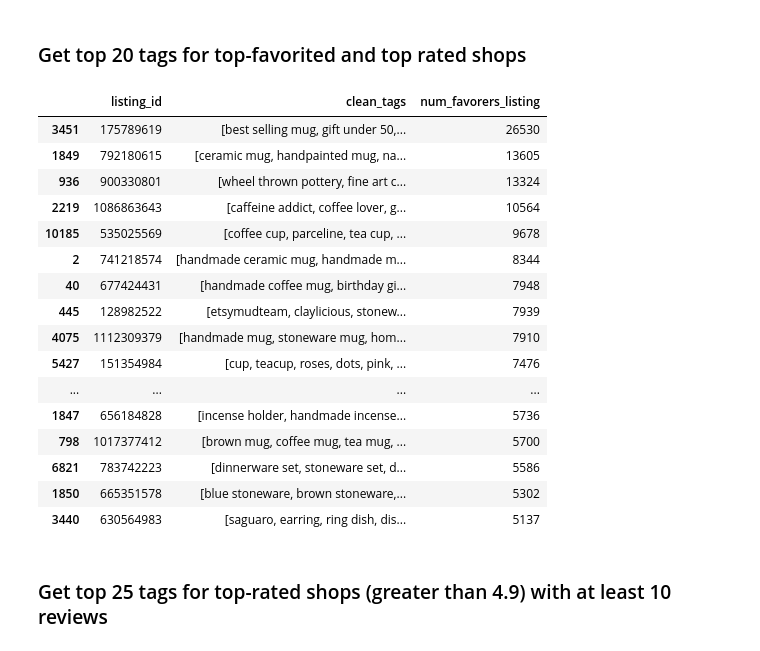
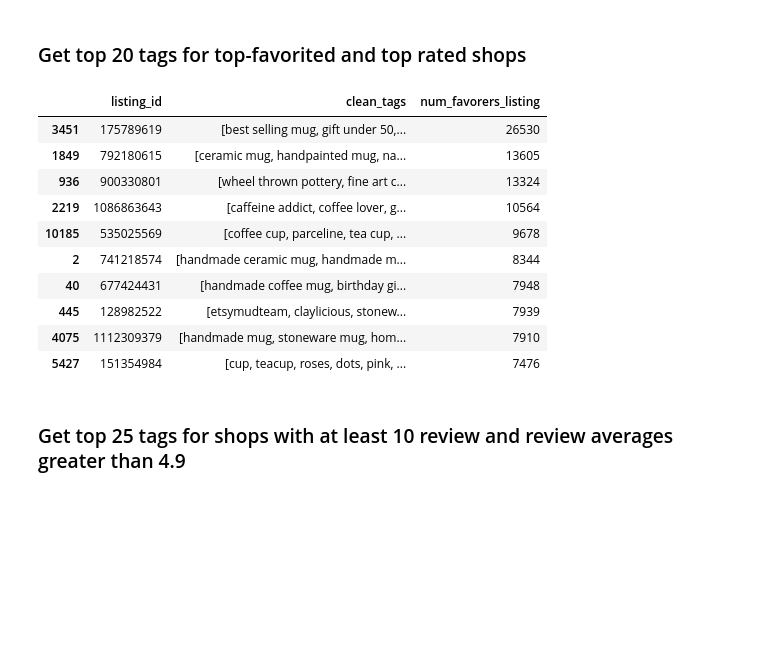
Before and after one commit to torisatori/etsy-pottery, a Jupyter notebook: Text Analysis of Titles Descriptions and Tags.ipynb, the cells around one changed output. Saved outputs shown, nothing was run; the diff lists cells and outputs as text; code cells hidden in the pictures; blank space fills up the shorter version.

```diff
--- a/Text Analysis of Titles Descriptions and Tags.ipynb
+++ b/Text Analysis of Titles Descriptions and Tags.ipynb
@@ -242,26 +248,20 @@ Length: 271, dtype: int64
 #dataframe with tags, num of favorites
 itemData = data[['listing_id','clean_tags','num_favorers_listing']]
 # %%
-#look at top 25 listings according to number of favorers
-itemData.sort_values(by = ['num_favorers_listing'], ascending = False).head(25)
+#look at top 10 listings according to number of favorers
+itemData.sort_values(by = ['num_favorers_listing'], ascending = False).head(10)
 # %% [output]
 |  | listing_id | clean_tags | num_favorers_listing |
 | 3451 | 175789619 | [best selling mug, gift under 50,... | 26530 |
 | 1849 | 792180615 | [ceramic mug, handpainted mug, na... | 13605 |
 | 936 | 900330801 | [wheel thrown pottery, fine art c... | 13324 |
 | 2219 | 1086863643 | [caffeine addict, coffee lover, g... | 10564 |
 | 10185 | 535025569 | [coffee cup, parceline, tea cup, ... | 9678 |
 | 2 | 741218574 | [handmade ceramic mug, handmade m... | 8344 |
 | 40 | 677424431 | [handmade coffee mug, birthday gi... | 7948 |
 | 445 | 128982522 | [etsymudteam, claylicious, stonew... | 7939 |
 | 4075 | 1112309379 | [handmade mug, stoneware mug, hom... | 7910 |
 | 5427 | 151354984 | [cup, teacup, roses, dots, pink, ... | 7476 |
-| ... | ... | ... | ... |
-| 1847 | 656184828 | [incense holder, handmade incense... | 5736 |
-| 798 | 1017377412 | [brown mug, coffee mug, tea mug, ... | 5700 |
-| 6821 | 783742223 | [dinnerware set, stoneware set, d... | 5586 |
-| 1850 | 665351578 | [blue stoneware, brown stoneware,... | 5302 |
-| 3440 | 630564983 | [saguaro, earring, ring dish, dis... | 5137 |
 # %%
 #this is the 3,873 listings with at least 10 favorers
 TenOrMore = itemData[itemData['num_favorers_listing']>=10]
@@ -273,7 +272,7 @@ tagCountsFavs = oneD(TenOrMore["clean_tags"]).value_counts()
 # Sort the top 25 tags from the listings with ten or more favorers
 top25Favs = tagCountsFavs.head(25).sort_values(ascending=False)
 # %% [markdown]
-### Get top 25 tags for top-rated shops (greater than 4.9) with at least 10 reviews
+### Get top 25 tags for shops with at least 10 review and review averages greater than 4.9
 # %%
 # dataframe with tags, shop review count, and review average
 shopData = data[['listing_id','clean_tags','num_favorers_listing','review_average', 'review_count']]
```
Also changed, not shown: parts of 16 cells of this notebook, 2 other files.
